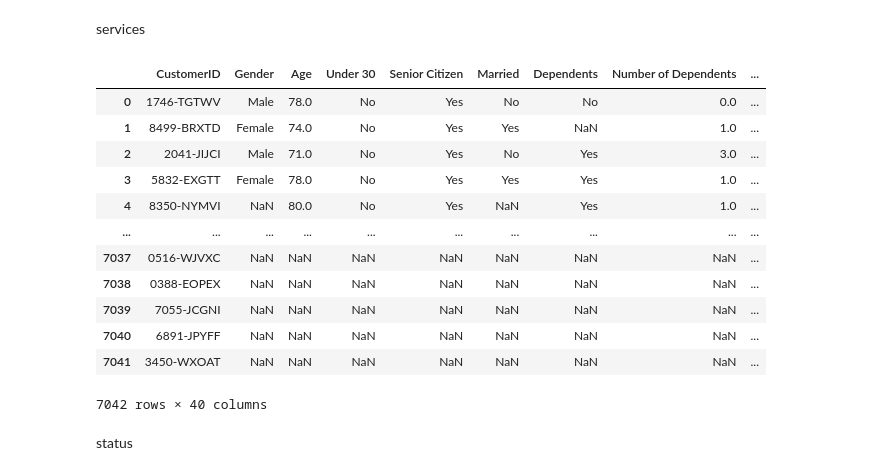
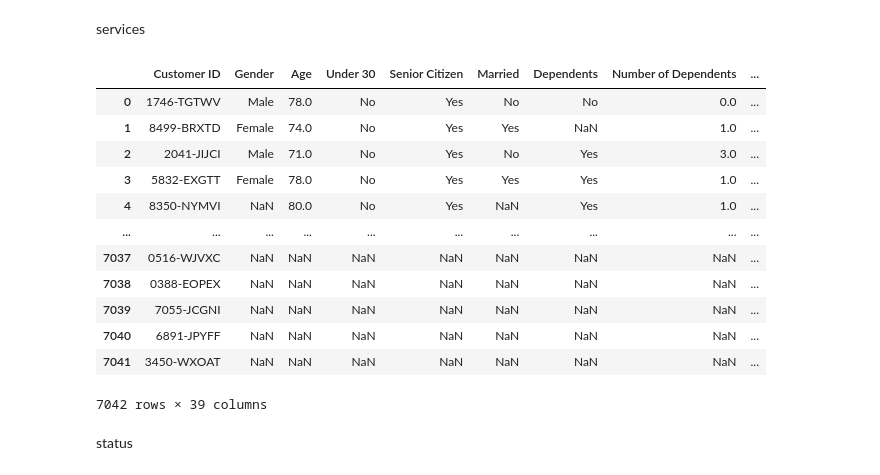
Before and after one commit to SinHanYang/html_final_project, a Jupyter notebook: main.ipynb, the cells around one changed output. Saved outputs shown, nothing was run; the diff lists cells and outputs as text; code cells hidden in the pictures.

```diff
--- a/main.ipynb
+++ b/main.ipynb
@@ -84,12 +84,12 @@ users=pd.merge(users,satisfaction,on='CustomerID',how='outer')
 services
 # %%
 services=pd.read_csv('services.csv')
-services.columns=['CustomerID','Count','Quarter','Referred a Friend','Number of Referrals','Tenure in Months','Offer','Phone Service','Avg Monthly Long Distance Charges','Multiple Lines','Internet Service','Internet Type','Avg Monthly GB Download','Online Security','Online Backup','Device Protection Plan','Premium Tech Support','Streaming TV','Streaming Movies','Streaming Music','Unlimited Data','Contract','Paperless Billing','Payment Method','Monthly Charge','Total Charges','Total Refunds','Total Extra Data Charges','Total Long Distance Charges','Total Revenue']
-services.drop(['Count'],axis=1,inplace=True)
-users=pd.merge(users,services,on='CustomerID',how='outer')
+services.columns=['Customer ID','Count','Quarter','Referred a Friend','Number of Referrals','Tenure in Months','Offer','Phone Service','Avg Monthly Long Distance Charges','Multiple Lines','Internet Service','Internet Type','Avg Monthly GB Download','Online Security','Online Backup','Device Protection Plan','Premium Tech Support','Streaming TV','Streaming Movies','Streaming Music','Unlimited Data','Contract','Paperless Billing','Payment Method','Monthly Charge','Total Charges','Total Refunds','Total Extra Data Charges','Total Long Distance Charges','Total Revenue']
+services.drop(['Count','Quarter'],axis=1,inplace=True)
+users=pd.merge(users,services,on='Customer ID',how='outer')
 users
 # %% [output]
-|  | CustomerID | Gender | Age | Under 30 | Senior Citizen | Married | Dependents | Number of Dependents | ... |
+|  | Customer ID | Gender | Age | Under 30 | Senior Citizen | Married | Dependents | Number of Dependents | ... |
 | 0 | 1746-TGTWV | Male | 78.0 | No | Yes | No | No | 0.0 | ... |
 | 1 | 8499-BRXTD | Female | 74.0 | No | Yes | Yes | NaN | 1.0 | ... |
 | 2 | 2041-JIJCI | Male | 71.0 | No | Yes | No | Yes | 3.0 | ... |
@@ -101,7 +101,7 @@ users
 | 7039 | 7055-JCGNI | NaN | NaN | NaN | NaN | NaN | NaN | NaN | ... |
 | 7040 | 6891-JPYFF | NaN | NaN | NaN | NaN | NaN | NaN | NaN | ... |
 | 7041 | 3450-WXOAT | NaN | NaN | NaN | NaN | NaN | NaN | NaN | ... |
-7042 rows × 40 columns
+7042 rows × 39 columns
 # %% [markdown]
 status
 # %%
```
Also changed, not shown: parts of 12 cells of this notebook, 2 other files.
